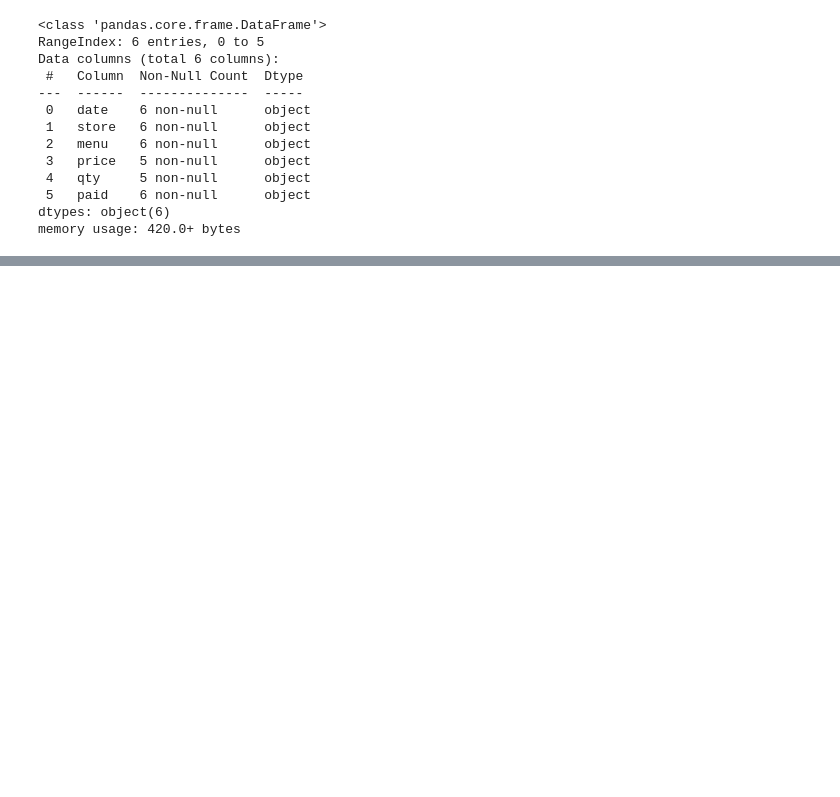
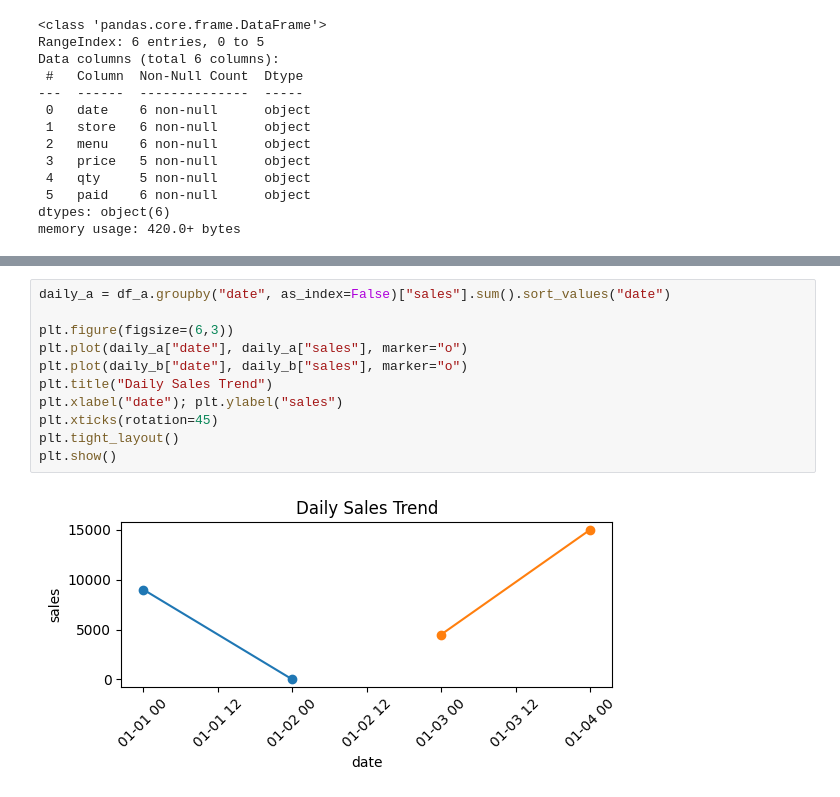
Before and after one commit to gorhkdwj/DA_portfolio, a Jupyter notebook: 03_Coding_Study/02_EDA/04_EDA_4강/04_Preview/EDA_4_Preview.ipynb, the cells around one changed output, grey strips where cells are left out. Drawn from its saved outputs; the diff is of its cells as text; blank space fills up the shorter version.

```diff
--- a/03_Coding_Study/02_EDA/04_EDA_4강/04_Preview/EDA_4_Preview.ipynb
+++ b/03_Coding_Study/02_EDA/04_EDA_4강/04_Preview/EDA_4_Preview.ipynb
@@ -89,0 +136,13 @@ plt.show()
+# %%
+daily_a = df_a.groupby("date", as_index=False)["sales"].sum().sort_values("date")
+
+plt.figure(figsize=(6,3))
+plt.plot(daily_a["date"], daily_a["sales"], marker="o")
+plt.plot(daily_b["date"], daily_b["sales"], marker="o")
+plt.title("Daily Sales Trend")
+plt.xlabel("date"); plt.ylabel("sales")
+plt.xticks(rotation=45)
+plt.tight_layout()
+plt.show()
+# %% [output]
+[figure, added]
```
Also changed, not shown: parts of 13 cells of this notebook.
